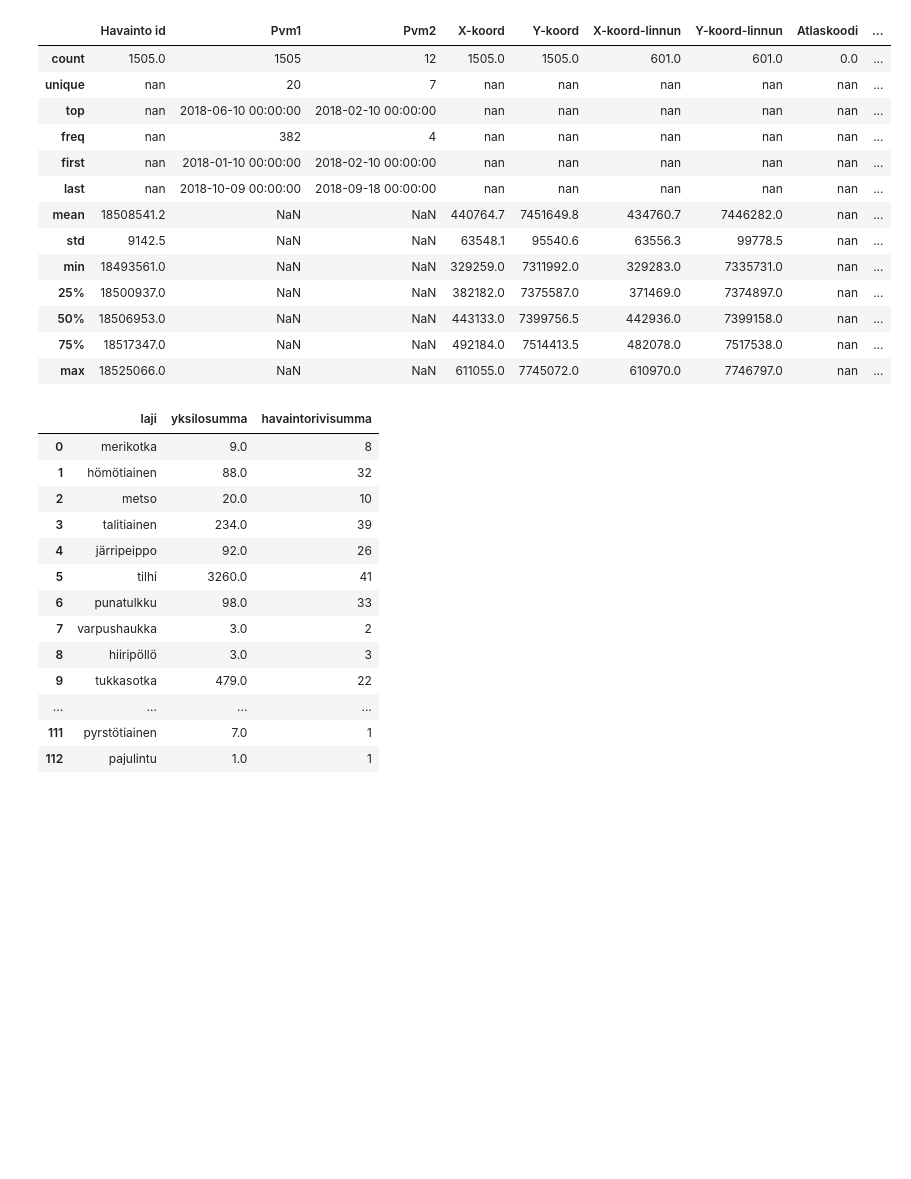
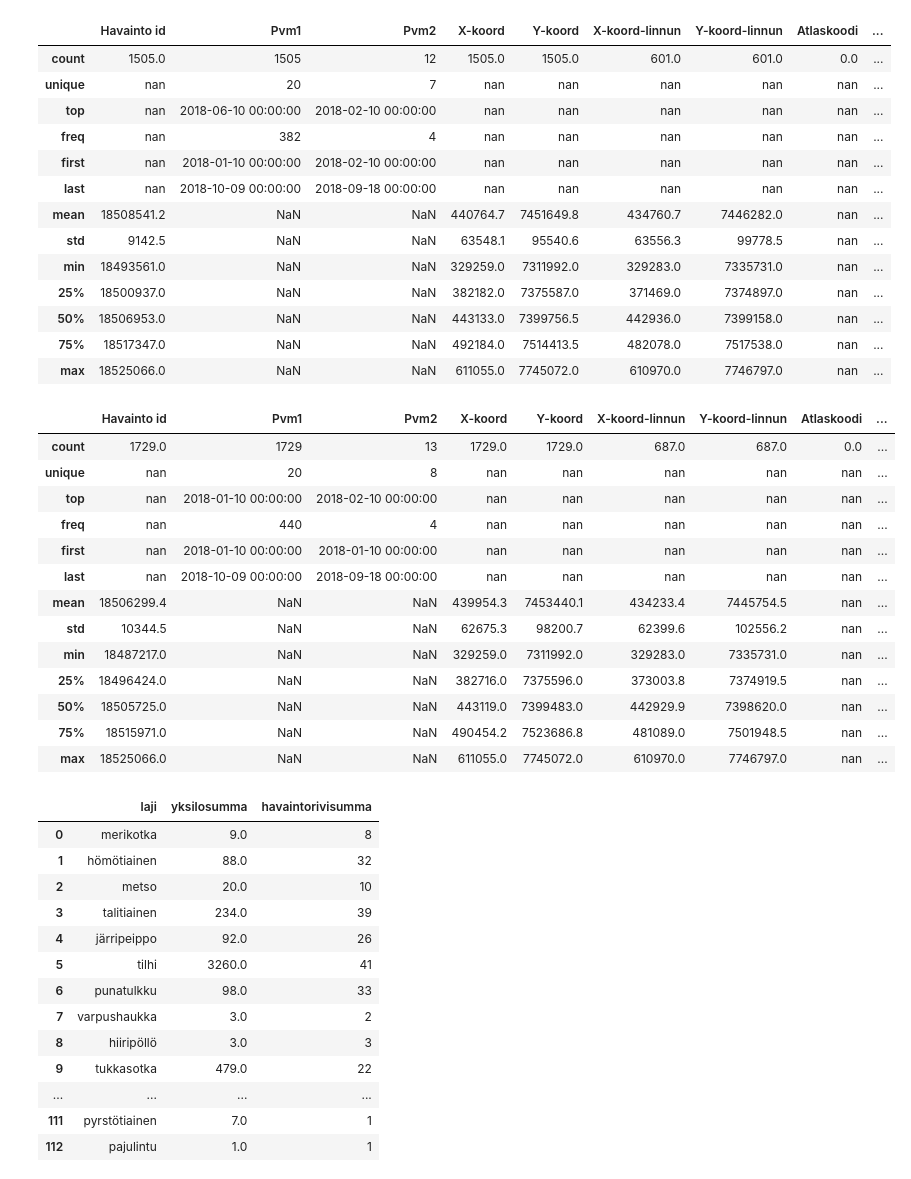
Before and after one commit to anttiruonakoski/tiira-report, a Jupyter notebook: tiira-raportti-notebook.ipynb, the cells around one changed output. Saved outputs shown, nothing was run; the diff lists cells and outputs as text; code cells hidden in the pictures; blank space fills up the shorter version.

```diff
--- a/tiira-raportti-notebook.ipynb
+++ b/tiira-raportti-notebook.ipynb
@@ -62,6 +62,42 @@ df_last_7.describe(include=[np.number,np.datetime64])
 | 50% | 18506953.0 | NaN | NaN | 443133.0 | 7399756.5 | 442936.0 | 7399158.0 | nan | ... |
 | 75% | 18517347.0 | NaN | NaN | 492184.0 | 7514413.5 | 482078.0 | 7517538.0 | nan | ... |
 | max | 18525066.0 | NaN | NaN | 611055.0 | 7745072.0 | 610970.0 | 7746797.0 | nan | ... |
+# %%
+from datetime import datetime, timedelta
+
+def begin_time(days=7):
+    s = pd.Timedelta(-days, unit='d') + pd.datetime.now()
+    return s
+
+def recentdays(days=7):
+    return df['Tallennusaika'] > begin_time(days)
+
+pd.set_option('float_format', '{:.1f}'.format)
+#df[recentdays(30)].describe(include=[np.number,np.datetime64])
+df[recentdays(11)].describe(include=[np.number,np.datetime64])
+
+
+#df_last_7 = timeframe(df,7)
+
+
+
+#df_last_7.describe(include=[np.number,np.datetime64])
+#df_last_30.describe(include=[np.number,np.datetime64])
+# %% [output]
+|  | Havainto id | Pvm1 | Pvm2 | X-koord | Y-koord | X-koord-linnun | Y-koord-linnun | Atlaskoodi | ... |
+| count | 1729.0 | 1729 | 13 | 1729.0 | 1729.0 | 687.0 | 687.0 | 0.0 | ... |
+| unique | nan | 20 | 8 | nan | nan | nan | nan | nan | ... |
+| top | nan | 2018-01-10 00:00:00 | 2018-02-10 00:00:00 | nan | nan | nan | nan | nan | ... |
+| freq | nan | 440 | 4 | nan | nan | nan | nan | nan | ... |
+| first | nan | 2018-01-10 00:00:00 | 2018-01-10 00:00:00 | nan | nan | nan | nan | nan | ... |
+| last | nan | 2018-10-09 00:00:00 | 2018-09-18 00:00:00 | nan | nan | nan | nan | nan | ... |
+| mean | 18506299.4 | NaN | NaN | 439954.3 | 7453440.1 | 434233.4 | 7445754.5 | nan | ... |
+| std | 10344.5 | NaN | NaN | 62675.3 | 98200.7 | 62399.6 | 102556.2 | nan | ... |
+| min | 18487217.0 | NaN | NaN | 329259.0 | 7311992.0 | 329283.0 | 7335731.0 | nan | ... |
+| 25% | 18496424.0 | NaN | NaN | 382716.0 | 7375596.0 | 373003.8 | 7374919.5 | nan | ... |
+| 50% | 18505725.0 | NaN | NaN | 443119.0 | 7399483.0 | 442929.9 | 7398620.0 | nan | ... |
+| 75% | 18515971.0 | NaN | NaN | 490454.2 | 7523686.8 | 481089.0 | 7501948.5 | nan | ... |
+| max | 18525066.0 | NaN | NaN | 611055.0 | 7745072.0 | 610970.0 | 7746797.0 | nan | ... |
 # %%
 data7 = timeframe(df,7).groupby(['Laji'], as_index=False, sort=False).agg({'Määrä': sum, 'Havainto id': 'count'})
 data7.columns = ['laji','yksilosumma','havaintorivisumma']
```
Also changed, not shown: parts of 1 cell of this notebook, 7 other files.
